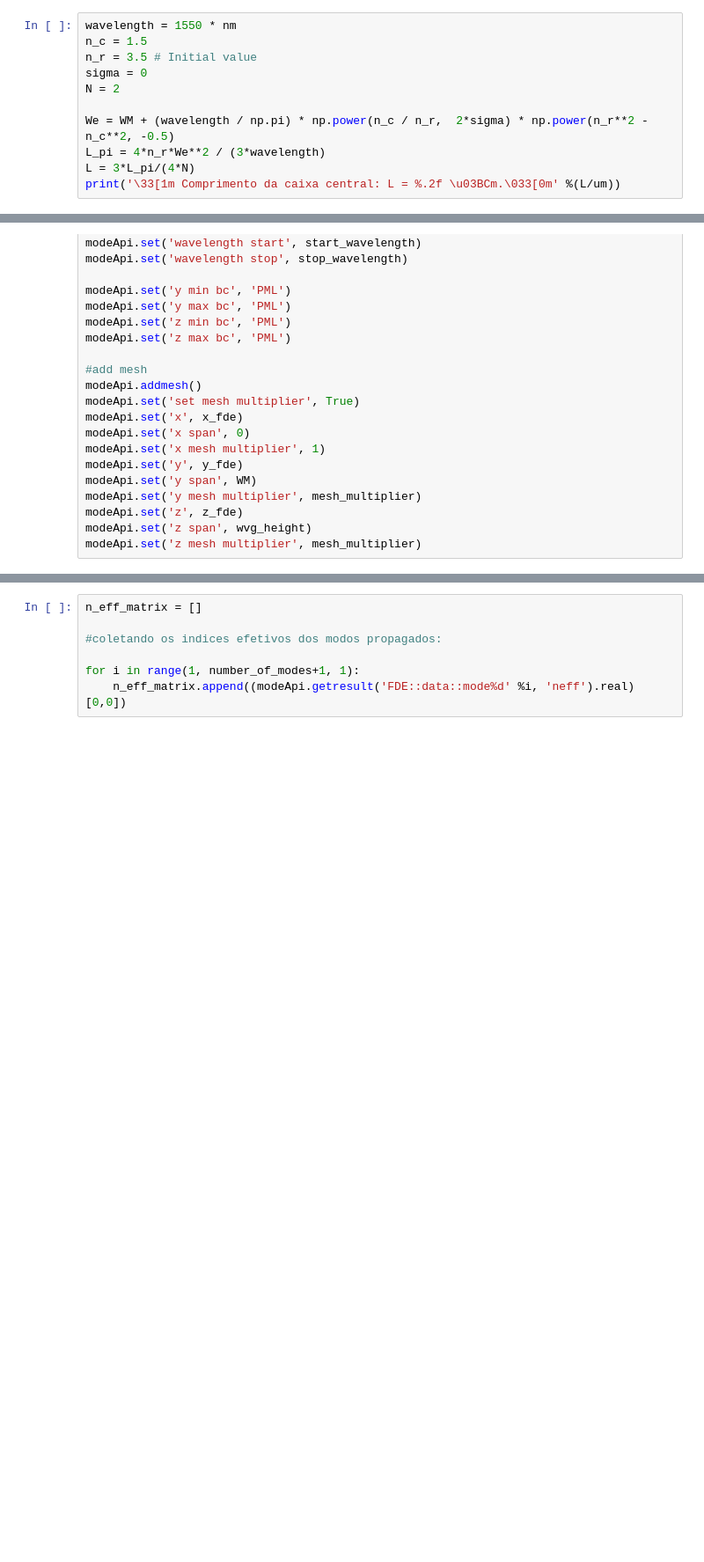
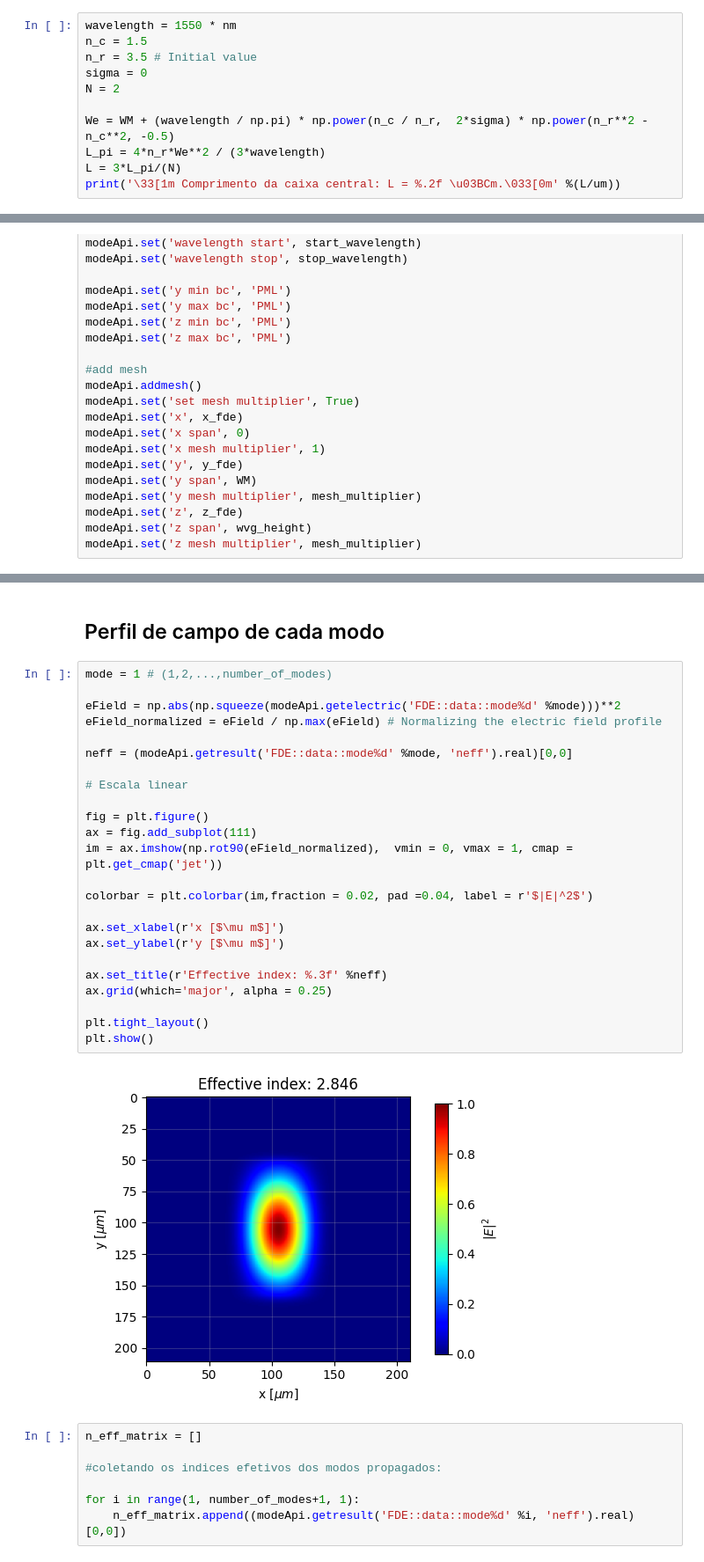
Before and after one commit to LucasGabrielMelo/Capacita-o---Fot-nica, a Jupyter notebook: APIPython/MMI/MMI_FDE.ipynb, the cells around one changed output, grey strips where cells are left out. Shown at 88% size. Cells and saved outputs as stored; diff of their text form; blank space fills up the shorter version.

```diff
--- a/APIPython/MMI/MMI_FDE.ipynb
+++ b/APIPython/MMI/MMI_FDE.ipynb
@@ -62,6 +62,6 @@ N = 2
 
 We = WM + (wavelength / np.pi) * np.power(n_c / n_r,  2*sigma) * np.power(n_r**2 - n_c**2, -0.5)
 L_pi = 4*n_r*We**2 / (3*wavelength)
-L = 3*L_pi/(4*N)
+L = 3*L_pi/(N)
 print('\33[1m Comprimento da caixa central: L = %.2f \u03BCm.\033[0m' %(L/um))
 # %% [output]
@@ -172,3 +169,31 @@ print(number_of_modes)
+# %% [markdown]
+## Perfil de campo de cada modo ##
+# %%
+mode = 1 # (1,2,...,number_of_modes)
+
+eField = np.abs(np.squeeze(modeApi.getelectric('FDE::data::mode%d' %mode)))**2
+eField_normalized = eField / np.max(eField) # Normalizing the electric field profile
+
+neff = (modeApi.getresult('FDE::data::mode%d' %mode, 'neff').real)[0,0]
+
+# Escala linear
+
+fig = plt.figure()
+ax = fig.add_subplot(111)
+im = ax.imshow(np.rot90(eField_normalized),  vmin = 0, vmax = 1, cmap = plt.get_cmap('jet'))
+
+colorbar = plt.colorbar(im,fraction = 0.02, pad =0.04, label = r'$|E|^2$')
+
+ax.set_xlabel(r'x [$\mu m$]')
+ax.set_ylabel(r'y [$\mu m$]')
+
+ax.set_title(r'Effective index: %.3f' %neff)
+ax.grid(which='major', alpha = 0.25)
+
+plt.tight_layout()
+plt.show()
+# %% [output]
+[figure, added]
 # %%
 n_eff_matrix = []
 
```
Also changed, not shown: parts of 3 cells of this notebook.
